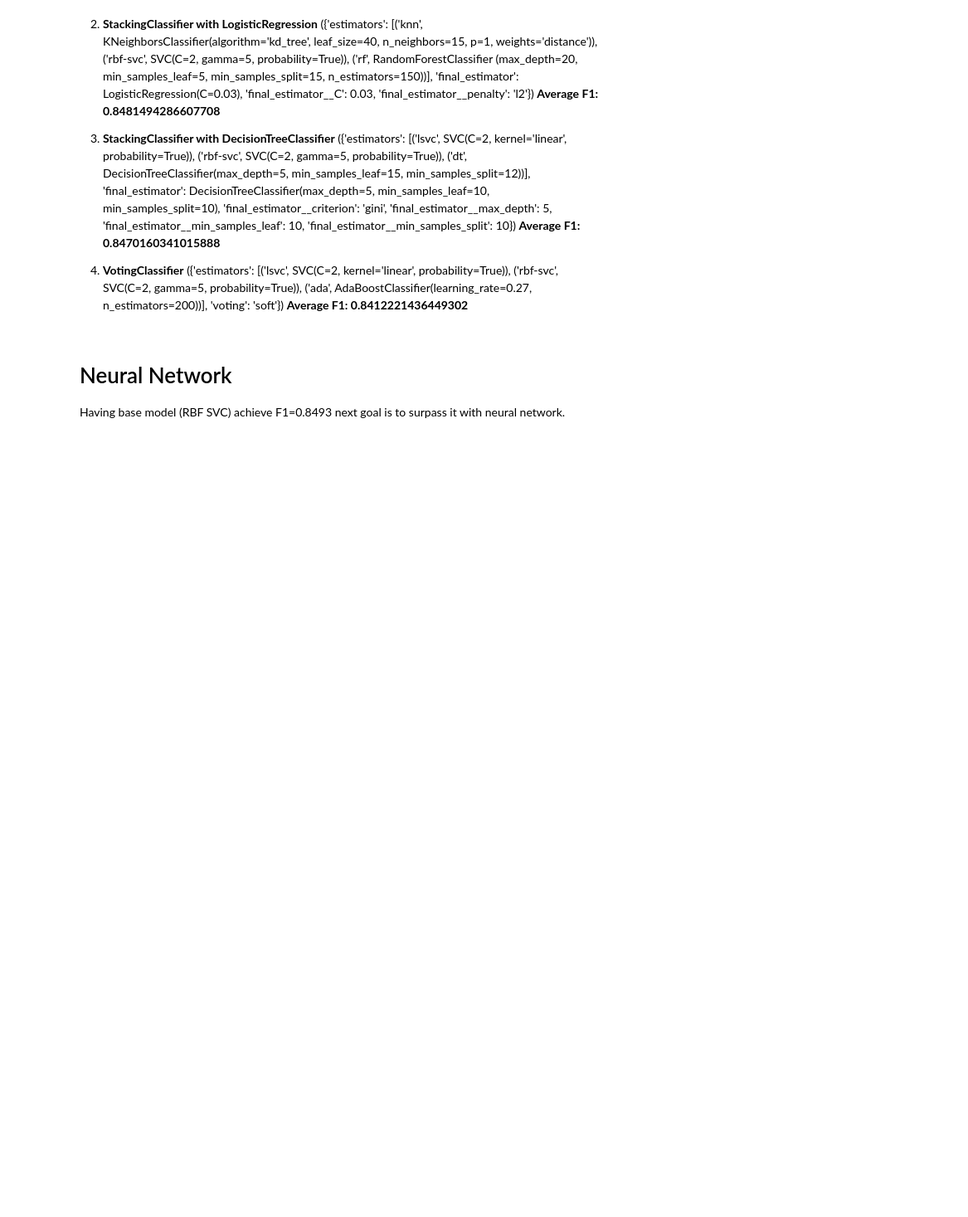
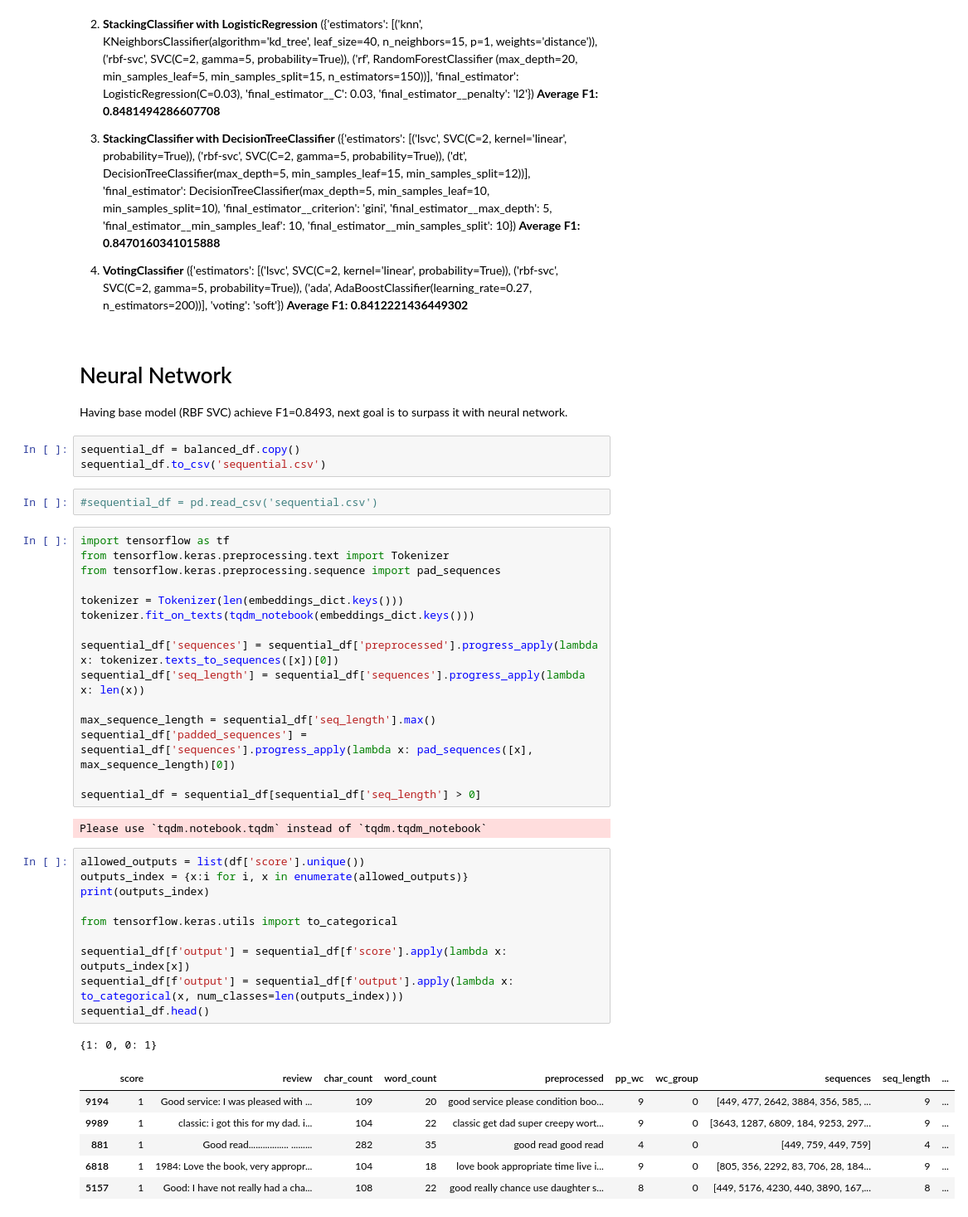
Before and after one commit to MrDVolk/amazon-reviews, a Jupyter notebook: amazon-reviews-classification.ipynb, the cells around one changed output. Shown: that part at 83% size. Saved outputs shown, nothing was run; the diff lists cells and outputs as text; blank space fills up the shorter version.

```diff
--- a/amazon-reviews-classification.ipynb
+++ b/amazon-reviews-classification.ipynb
@@ -665,4 +665,44 @@ Ensemble models did not perform better than RBF SVM model.
 4. **VotingClassifier** ({'estimators': [('lsvc', SVC(C=2, kernel='linear', probability=True)), ('rbf-svc', SVC(C=2, gamma=5, probability=True)), ('ada', AdaBoostClassifier(learning_rate=0.27, n_estimators=200))], 'voting': 'soft'}) **Average F1: 0.8412221436449302**
 # %% [markdown]
 # Neural Network
-Having base model (RBF SVC) achieve F1=0.8493 next goal is to surpass it with neural network.
+Having base model (RBF SVC) achieve F1=0.8493, next goal is to surpass it with neural network.
+# %%
+sequential_df = balanced_df.copy()
+sequential_df.to_csv('sequential.csv')
+# %%
+#sequential_df = pd.read_csv('sequential.csv')
+# %%
+import tensorflow as tf
+from tensorflow.keras.preprocessing.text import Tokenizer
+from tensorflow.keras.preprocessing.sequence import pad_sequences
+
+tokenizer = Tokenizer(len(embeddings_dict.keys()))
+tokenizer.fit_on_texts(tqdm_notebook(embeddings_dict.keys()))
+
+sequential_df['sequences'] = sequential_df['preprocessed'].progress_apply(lambda x: tokenizer.texts_to_sequences([x])[0])
+sequential_df['seq_length'] = sequential_df['sequences'].progress_apply(lambda x: len(x))
+
+max_sequence_length = sequential_df['seq_length'].max()
+sequential_df['padded_sequences'] = sequential_df['sequences'].progress_apply(lambda x: pad_sequences([x], max_sequence_length)[0])
+
+sequential_df = sequential_df[sequential_df['seq_length'] > 0]
+# %% [output]
+Please use `tqdm.notebook.tqdm` instead of `tqdm.tqdm_notebook`
+# %%
+allowed_outputs = list(df['score'].unique())
+outputs_index = {x:i for i, x in enumerate(allowed_outputs)}
+print(outputs_index)
+
+from tensorflow.keras.utils import to_categorical
+
+sequential_df[f'output'] = sequential_df[f'score'].apply(lambda x: outputs_index[x])
+sequential_df[f'output'] = sequential_df[f'output'].apply(lambda x: to_categorical(x, num_classes=len(outputs_index)))
+sequential_df.head()
+# %% [output]
+{1: 0, 0: 1}
+|  | score | review | char_count | word_count | preprocessed | pp_wc | wc_group | sequences | seq_length | ... |
+| 9194 | 1 | Good service: I was pleased with ... | 109 | 20 | good service please condition boo... | 9 | 0 | [449, 477, 2642, 3884, 356, 585, ... | 9 | ... |
+| 9989 | 1 | classic: i got this for my dad. i... | 104 | 22 | classic get dad super creepy wort... | 9 | 0 | [3643, 1287, 6809, 184, 9253, 297... | 9 | ... |
+| 881 | 1 | Good read................. ......... | 282 | 35 | good read good read | 4 | 0 | [449, 759, 449, 759] | 4 | ... |
+| 6818 | 1 | 1984: Love the book, very appropr... | 104 | 18 | love book appropriate time live i... | 9 | 0 | [805, 356, 2292, 83, 706, 28, 184... | 9 | ... |
+| 5157 | 1 | Good: I have not really had a cha... | 108 | 22 | good really chance use daughter s... | 8 | 0 | [449, 5176, 4230, 440, 3890, 167,... | 8 | ... |
```
Also changed, not shown: parts of 15 cells of this notebook, 2 other files.
